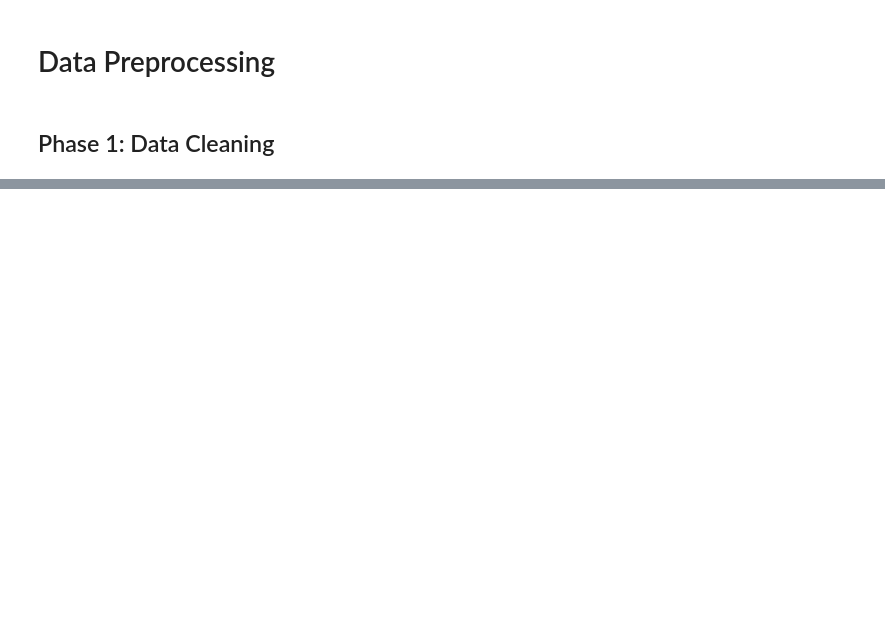
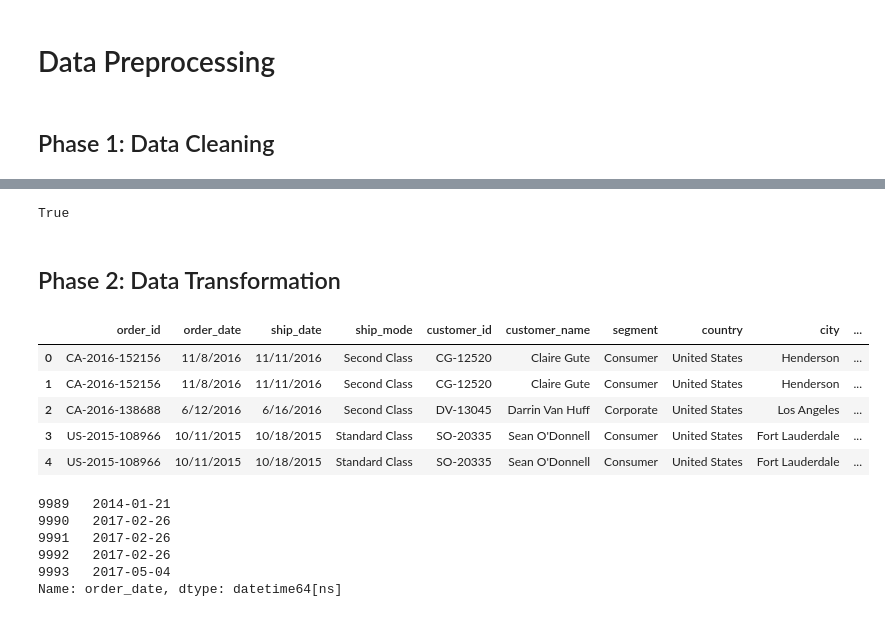
Before and after one commit to markcelemen/sales-performance-dashboard, a Jupyter notebook: preprocessing_dataset.ipynb, the cells around one changed output, grey strips where cells are left out. Cells and saved outputs as stored; diff of their text form; code cells hidden in the pictures; blank space fills up the shorter version.

Commit message:
chore: clean and transform dataset

```diff
--- a/preprocessing_dataset.ipynb
+++ b/preprocessing_dataset.ipynb
@@ -79,0 +139,63 @@ dtype: int64
+# %%
+# check for text or categorical data problems
+
+# ensure categorical columns have correct and consistent categories
+superstore_df['Ship Mode'].unique()
+superstore_df['Segment'].unique()
+superstore_df['Country'].unique()
+superstore_df['City'].unique()
+superstore_df['State'].unique() # has 49 states
+superstore_df['Region'].unique()
+superstore_df['Category'].unique()
+superstore_df['Sub-Category'].unique()
+
+# all clear!
+
+# ensure text columns, such as order id, customer id, and price id, have the same string length
+superstore_df['Order ID'].str.len().nunique() == 1
+superstore_df['Customer ID'].str.len().nunique() == 1
+superstore_df['Product ID'].str.len().nunique() == 1
+
+# all clear!
+
+# ensure text columns have consistent formatting - TODO?
+# %% [output]
+True
+# %%
+# check for data uniformity problems
+
+# ensure numeric columns have consistent formatting
+superstore_df['Sales'] = superstore_df['Sales'].round(4)
+superstore_df['Profit'] = superstore_df['Profit'].round(4)
+
+# ensure date columns have consistent formatting - TODO?
+# %% [markdown]
+## Phase 2: Data Transformation
+# %%
+# rename columns
+superstore_df = superstore_df.rename(columns={'Order ID': 'order_id', 'Order Date': 'order_date', 'Ship Date': 'ship_date',
+                                              'Ship Mode': 'ship_mode', 'Customer ID': 'customer_id', 'Customer Name': 'customer_name',
+                                              'Segment': 'segment', 'Country': 'country', 'City': 'city', 'State': 'state',
+                                              'Postal Code': 'postal_code', 'Region': 'region', 'Product ID': 'product_id',
+                                              'Category': 'category', 'Sub-Category': 'sub_category', 'Product Name': 'product_name',
+                                              'Sales': 'sales', 'Quantity': 'quantity', 'Discount': 'discount', 'Profit': 'profit'})
+
+superstore_df.head()
+# %% [output]
+|  | order_id | order_date | ship_date | ship_mode | customer_id | customer_name | segment | country | city | ... |
+| 0 | CA-2016-152156 | 11/8/2016 | 11/11/2016 | Second Class | CG-12520 | Claire Gute | Consumer | United States | Henderson | ... |
+| 1 | CA-2016-152156 | 11/8/2016 | 11/11/2016 | Second Class | CG-12520 | Claire Gute | Consumer | United States | Henderson | ... |
+| 2 | CA-2016-138688 | 6/12/2016 | 6/16/2016 | Second Class | DV-13045 | Darrin Van Huff | Corporate | United States | Los Angeles | ... |
+| 3 | US-2015-108966 | 10/11/2015 | 10/18/2015 | Standard Class | SO-20335 | Sean O'Donnell | Consumer | United States | Fort Lauderdale | ... |
+| 4 | US-2015-108966 | 10/11/2015 | 10/18/2015 | Standard Class | SO-20335 | Sean O'Donnell | Consumer | United States | Fort Lauderdale | ... |
+# %%
+# convert order id in datetime type to extract day, month, and year
+superstore_df['order_date'] = pd.to_datetime(superstore_df['order_date'], format='%m/%d/%Y')
+superstore_df['order_date'].tail()
+# %% [output]
+9989   2014-01-21
+9990   2017-02-26
+9991   2017-02-26
+9992   2017-02-26
+9993   2017-05-04
+Name: order_date, dtype: datetime64[ns]
```
Also changed, not shown: parts of 8 cells of this notebook.
